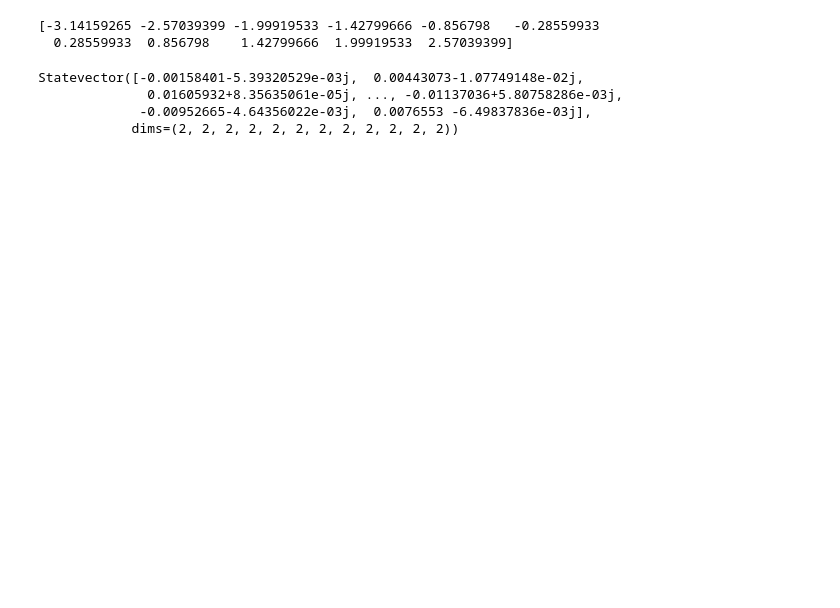
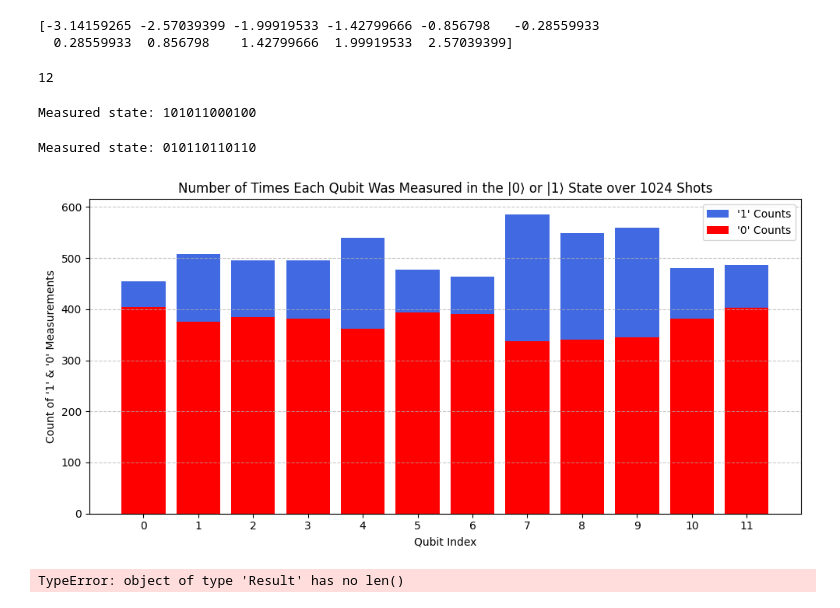
Before and after one commit to piersk/EEEN40290_Thesis, a Jupyter notebook: LQDRL.ipynb, the cells around one changed output. Saved outputs shown, nothing was run; the diff lists cells and outputs as text; code cells hidden in the pictures; blank space fills up the shorter version.

Commit message:
Added Elementary & Controlled Quantum Gate Functions & Analysis of Measurements of Open-Loop LQ-DRL Ansatz Simulation

```diff
--- a/LQDRL.ipynb
+++ b/LQDRL.ipynb
@@ -255,6 +371,7 @@ print(theta_par_inp_vec)
 # The computation concerned with updating the values, parameters, etc. can be performed within the environment program. The values can also be initialised within the Gym environment.
 # Will test the values out in the Notebook for now before moving onto integrating the Gym environment with this ansatz
 n_qubits = 12
+m_layers = 3
 E_rem = 500e03
 num_gus = 4
 u = []
@@ -270,15 +387,18 @@ for j in range(2*num_gus):
     inp_vec.append(u[j])
 
 n_qubits = len(inp_vec)
+print(n_qubits)
 theta_par_inp_vec = np.arange(-np.pi, np.pi, (2*np.pi / (n_qubits - 1)))
 
 theta_arr = x_angle_transformation(n_qubits, inp_vec)
 theta_par_arr = x_angle_transformation(n_qubits, theta_par_inp_vec)
 
+#print(theta_arr)
+
 lqdrl = build_ansatz(n_qubits, m_layers, theta_arr, theta_par_arr)
 #print(lqdrl)
 sv = Statevector.from_instruction(lqdrl)
-print(sv)
+#print(sv)
 
 lqdrl.measure_all()
 sim = AerSimulator()
@@ -286,7 +406,56 @@ tqc = transpile(lqdrl, sim)
 result = sim.run(tqc, shots=1024).result()
 counts = result.get_counts()
 # %% [output]
-Statevector([-0.00158401-5.39320529e-03j,  0.00443073-1.07749148e-02j,
-              0.01605932+8.35635061e-05j, ..., -0.01137036+5.80758286e-03j,
-             -0.00952665-4.64356022e-03j,  0.0076553 -6.49837836e-03j],
-            dims=(2, 2, 2, 2, 2, 2, 2, 2, 2, 2, 2, 2))
+12
+# %%
+collapsed_state = list(counts.keys())[0]
+print("Measured state:", collapsed_state)
+# %% [output]
+Measured state: 101011000100
+# %%
+collapsed_state = list(counts.keys())[10]
+print("Measured state:", collapsed_state)
+# %% [output]
+Measured state: 010110110110
+# %%
+qubit_one_counts = np.zeros(n_qubits)
+qubit_zero_counts = np.zeros(n_qubits)
+
+# Loop through all measured bitstrings and accumulate 1s per qubit
+for bitstring, count in counts.items():
+    # Qiskit bitstrings are little-endian (qubit 0 is rightmost)
+    bitstring = bitstring[::-1]  # reverse for correct qubit indexing
+    for i, bit in enumerate(bitstring):
+        if bit == '1':
+            qubit_one_counts[i] += count
+        elif bit == '0':
+            qubit_zero_counts[i] += 1
+
+# Plot the histogram
+plt.figure(figsize=(10, 5))
+plt.bar(range(n_qubits), qubit_one_counts, color='royalblue', label="'1' Counts")
+plt.bar(range(n_qubits), qubit_zero_counts, color='red', label="'0' Counts")
+plt.xlabel("Qubit Index")
+plt.ylabel("Count of '1' & '0' Measurements")
+plt.title(f"Number of Times Each Qubit Was Measured in the |0⟩ or |1⟩ State over {k_shots} Shots")
+plt.xticks(range(n_qubits))
+plt.grid(axis='y', linestyle='--', alpha=0.7)
+plt.tight_layout()
+plt.legend()
+plt.show()
+# %% [output]
+[figure, added]
+# %%
+print(len(result))
+'''
+k_shots = 1024
+count = np.zeros(n_qubits)
+for i in range(k_shots):
+    collapsed_state = list(counts.keys())[i]
+    for j in range(len(collapsed_state)):
+        if (collapsed_state[j] == 1):
+            count[j] += 1
+print(count)
+'''
+# %% [output]
+TypeError: object of type 'Result' has no len()
```
Also changed, not shown: parts of 11 cells of this notebook.
